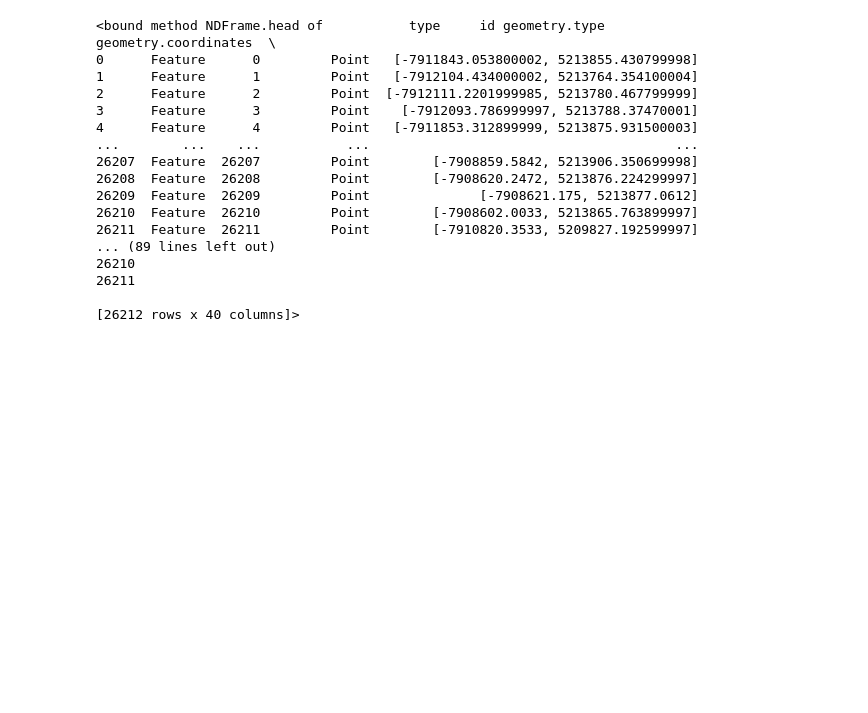
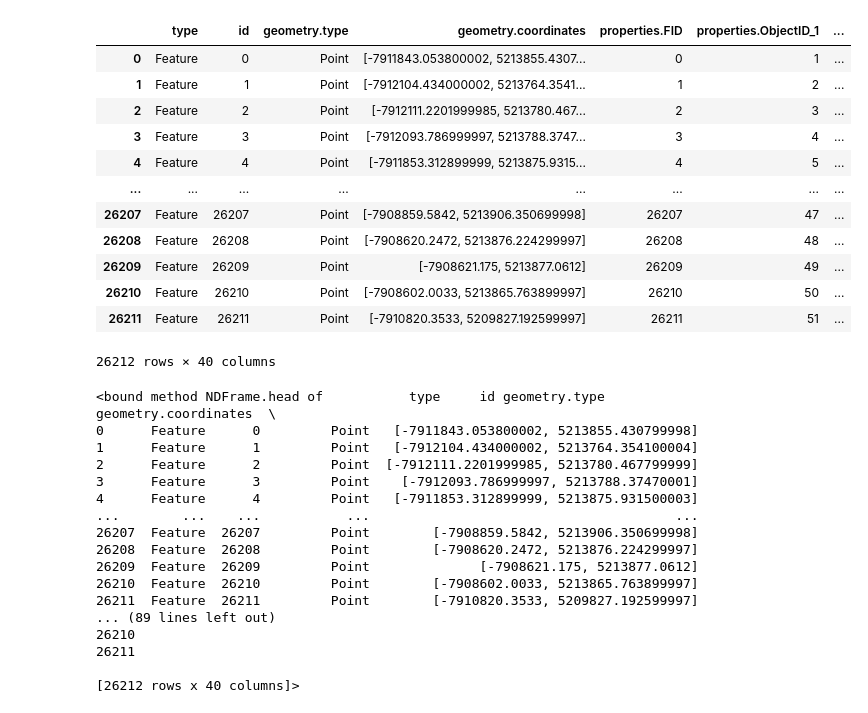
Before and after one commit to BU-Spark/ds-stantec-sidewalks, a Jupyter notebook: spring23-team-1/files/RampScore.ipynb, the cells around one changed output. Cells and saved outputs as stored; diff of their text form; code cells hidden in the pictures; blank space fills up the shorter version.

Commit message:
changes for ramps_score

```diff
--- a/spring23-team-1/files/RampScore.ipynb
+++ b/spring23-team-1/files/RampScore.ipynb
@@ -18,13 +13,29 @@ You should consider upgrading via the '/Library/Developer/CommandLineTools/usr/b
 import json
 import pandas as pd
 
-with open("/Users/anarghsidhardhan/Documents/semester2/CS506-DS/Project/new_data/JSON files/Ramps New/Ramps New.json",'r') as f:
+with open("../data/JSON_files/RampsNew/RampsNew.json",'r') as f:
     data = json.loads(f.read())
 
 df = pd.json_normalize(
     data,
     record_path =['features']
 )
+# %%
+df
+# %% [output]
+|  | type | id | geometry.type | geometry.coordinates | properties.FID | properties.ObjectID_1 | ... |
+| 0 | Feature | 0 | Point | [-7911843.053800002, 5213855.4307... | 0 | 1 | ... |
+| 1 | Feature | 1 | Point | [-7912104.434000002, 5213764.3541... | 1 | 2 | ... |
+| 2 | Feature | 2 | Point | [-7912111.2201999985, 5213780.467... | 2 | 3 | ... |
+| 3 | Feature | 3 | Point | [-7912093.786999997, 5213788.3747... | 3 | 4 | ... |
+| 4 | Feature | 4 | Point | [-7911853.312899999, 5213875.9315... | 4 | 5 | ... |
+| ... | ... | ... | ... | ... | ... | ... | ... |
+| 26207 | Feature | 26207 | Point | [-7908859.5842, 5213906.350699998] | 26207 | 47 | ... |
+| 26208 | Feature | 26208 | Point | [-7908620.2472, 5213876.224299997] | 26208 | 48 | ... |
+| 26209 | Feature | 26209 | Point | [-7908621.175, 5213877.0612] | 26209 | 49 | ... |
+| 26210 | Feature | 26210 | Point | [-7908602.0033, 5213865.763899997] | 26210 | 50 | ... |
+| 26211 | Feature | 26211 | Point | [-7910820.3533, 5209827.192599997] | 26211 | 51 | ... |
+26212 rows × 40 columns
 # %%
 df.head
 # %% [output]
```
Also changed, not shown: parts of 10 cells of this notebook, 7 other files.
